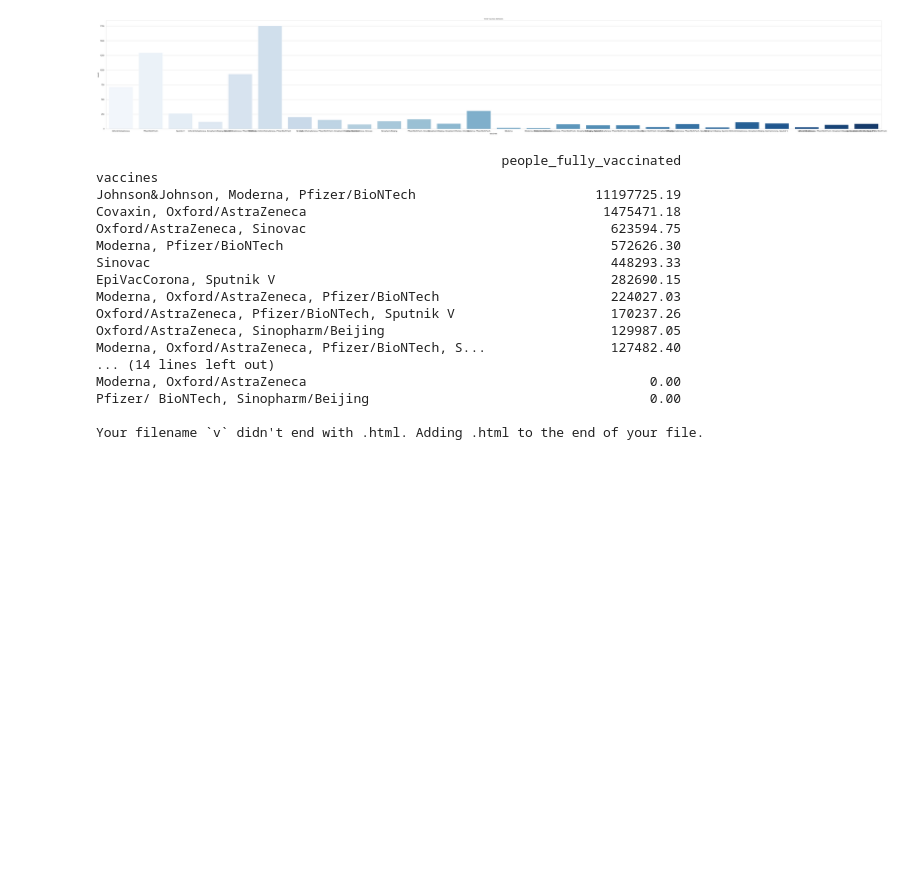
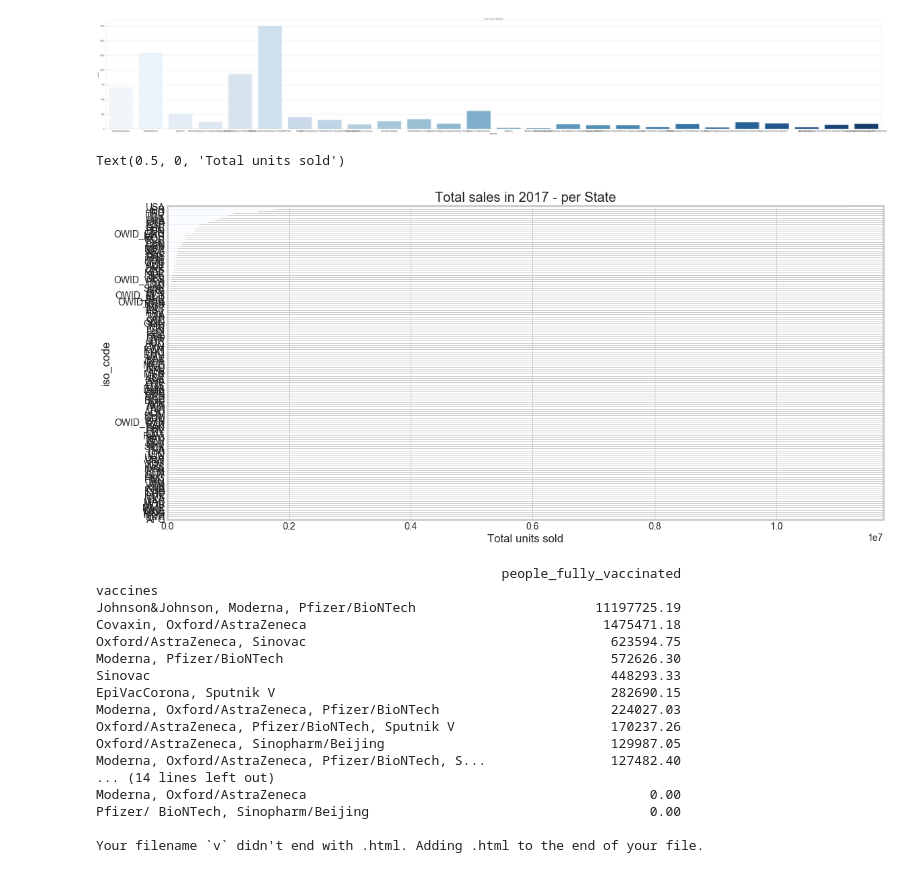
Before and after one commit to simofleanta/Data_coding_preparations, a Jupyter notebook: vax.ipynb, the cells around one changed output. Cells and saved outputs as stored; diff of their text form; code cells hidden in the pictures; blank space fills up the shorter version.

```diff
--- a/vax.ipynb
+++ b/vax.ipynb
@@ -180,6 +213,13 @@ plt.title('World Vaccines distribution', fontsize = 8)
 plt.show()
 # %% [output]
 [figure]
+# %%
+df = vax.pivot(index='date', columns='iso_code', values='people_fully_vaccinated').mean()
+df.sort_values(ascending=True).plot(kind='barh', colormap='Blues').set_title('Total sales in 2017 - per State')
+plt.xlabel('Total units sold')
+# %% [output]
+Text(0.5, 0, 'Total units sold')
+[figure, added]
 # %%
 v=vax.groupby(['vaccines'])['people_fully_vaccinated'].mean()
 days=pd.DataFrame(data=v)
```
Also changed, not shown: parts of 12 cells of this notebook, 1 other file.
